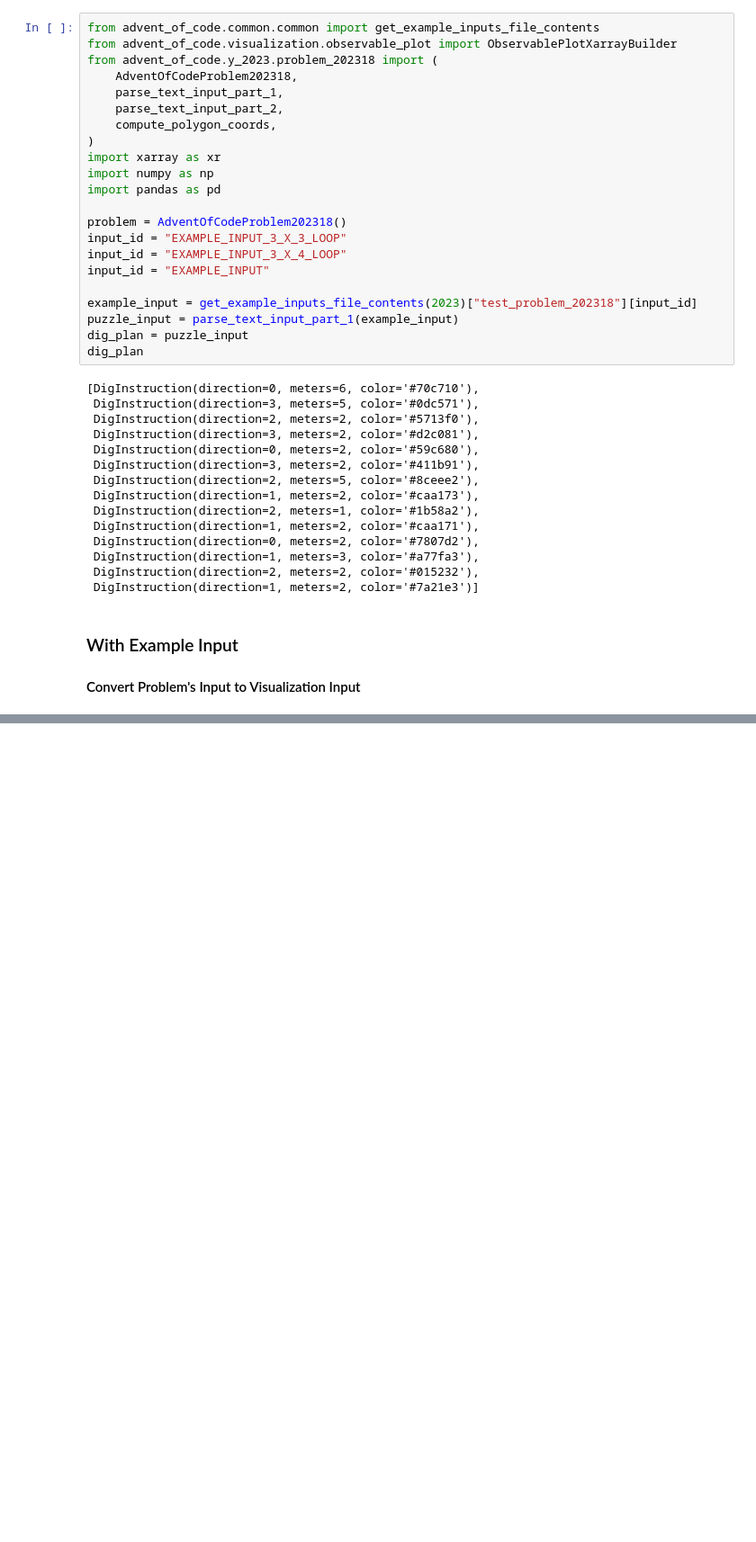
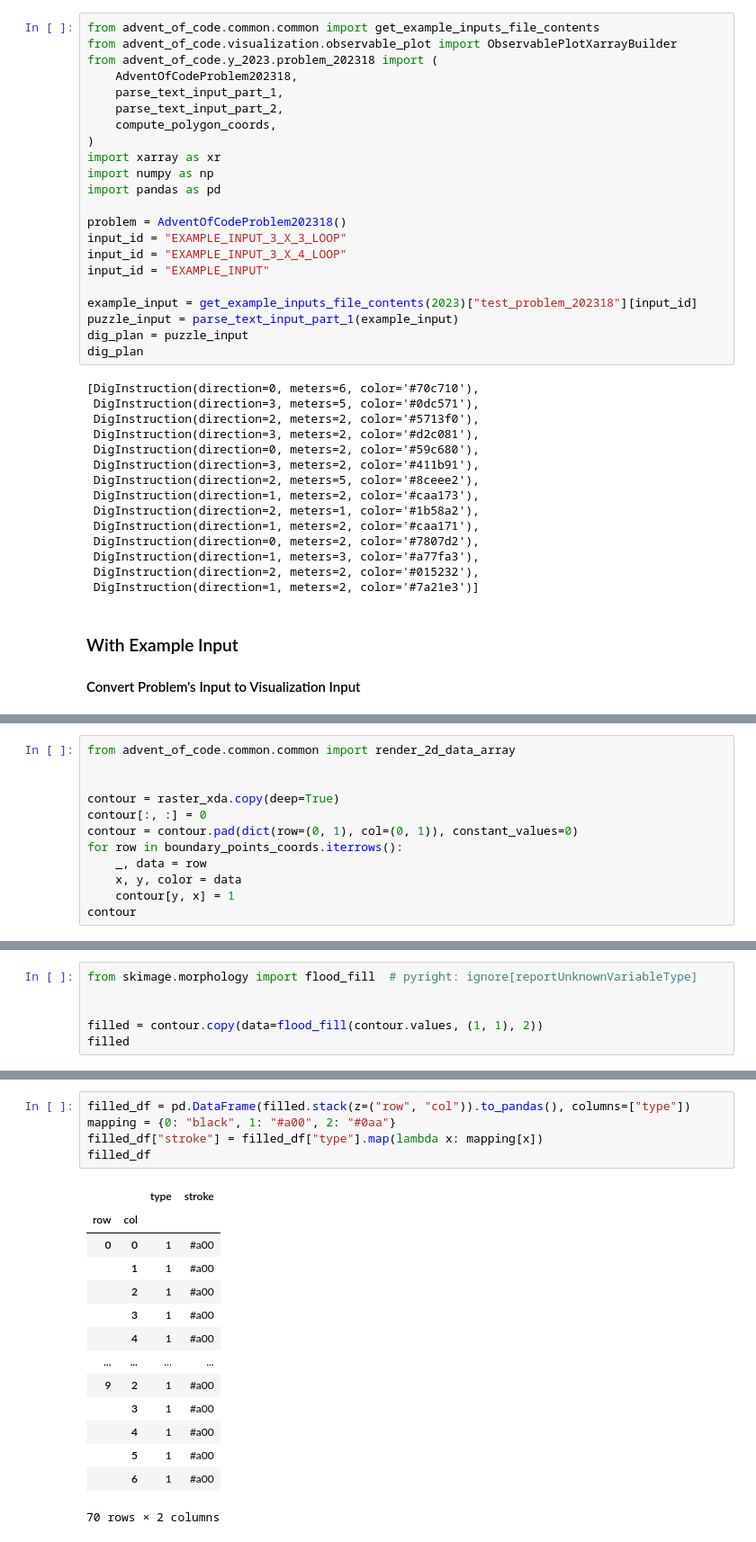
Before and after one commit to etienneschalk/advent-of-code, a Jupyter notebook: docs/source/notebooks/2023/notebook_problem_202318.ipynb, the cells around one changed output, grey strips where cells are left out. Shown at 90% size. Cells and saved outputs as stored; diff of their text form; blank space fills up the shorter version.

```diff
--- a/docs/source/notebooks/2023/notebook_problem_202318.ipynb
+++ b/docs/source/notebooks/2023/notebook_problem_202318.ipynb
@@ -299,0 +356,12 @@ Name: 13, dtype: int64
+# %%
+from advent_of_code.common.common import render_2d_data_array
+
+
+contour = raster_xda.copy(deep=True)
+contour[:, :] = 0
+contour = contour.pad(dict(row=(0, 1), col=(0, 1)), constant_values=0)
+for row in boundary_points_coords.iterrows():
+    _, data = row
+    x, y, color = data
+    contour[y, x] = 1
+contour
@@ -299,0 +381,6 @@ Name: 13, dtype: int64
+# %%
+from skimage.morphology import flood_fill  # pyright: ignore[reportUnknownVariableType]
+
+
+filled = contour.copy(data=flood_fill(contour.values, (1, 1), 2))
+filled
@@ -299,0 +400,20 @@ Name: 13, dtype: int64
+# %%
+filled_df = pd.DataFrame(filled.stack(z=("row", "col")).to_pandas(), columns=["type"])
+mapping = {0: "black", 1: "#a00", 2: "#0aa"}
+filled_df["stroke"] = filled_df["type"].map(lambda x: mapping[x])
+filled_df
+# %% [output]
+|  |  | type | stroke |
+| row | col |  |  |
+| 0 | 0 | 1 | #a00 |
+|  | 1 | 1 | #a00 |
+|  | 2 | 1 | #a00 |
+|  | 3 | 1 | #a00 |
+|  | 4 | 1 | #a00 |
+| ... | ... | ... | ... |
+| 9 | 2 | 1 | #a00 |
+|  | 3 | 1 | #a00 |
+|  | 4 | 1 | #a00 |
+|  | 5 | 1 | #a00 |
+|  | 6 | 1 | #a00 |
+70 rows × 2 columns
```
Also changed, not shown: parts of 15 cells of this notebook, 1 other file.
